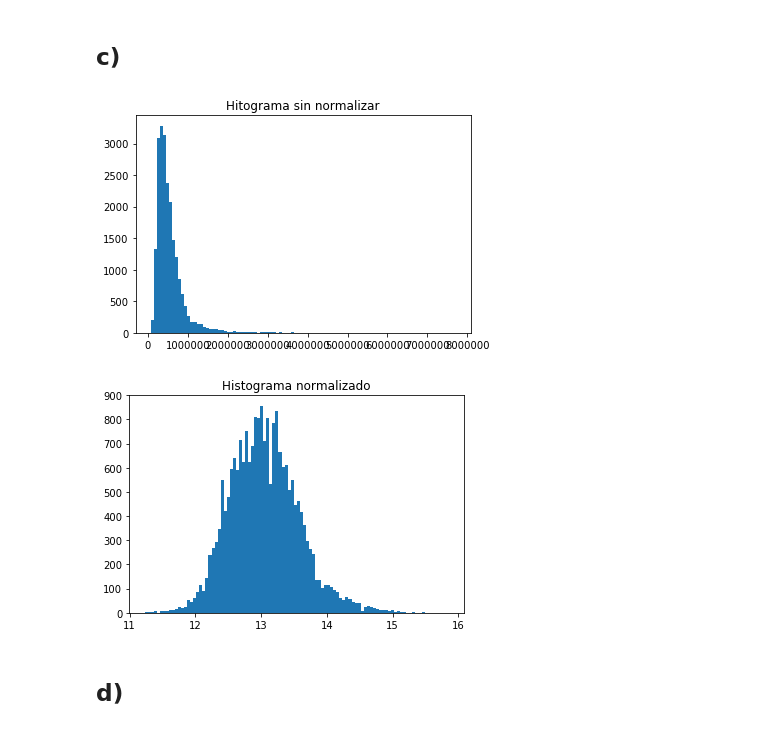
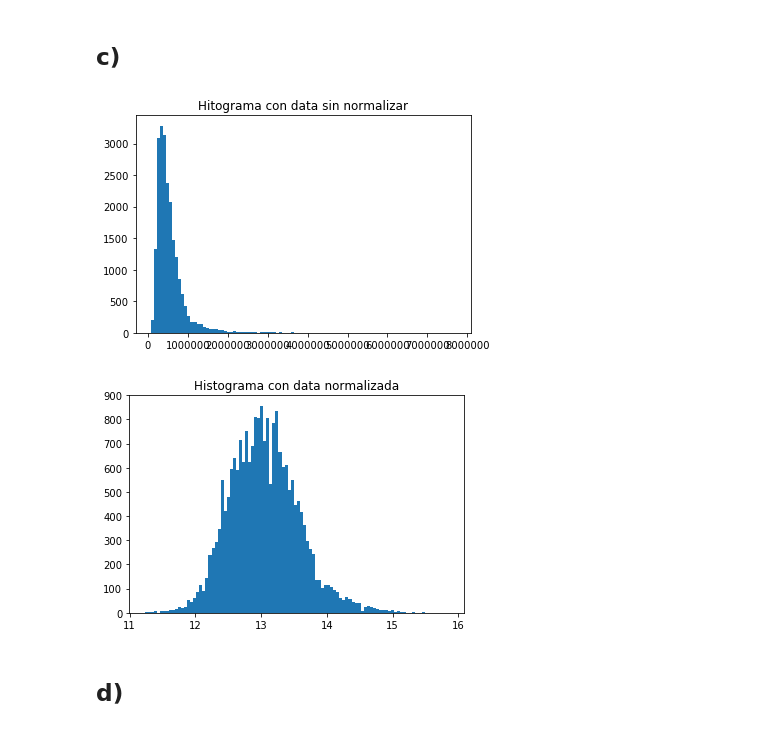
Before and after one commit to VitoVoti/ML_T1_LinReg, a Jupyter notebook: Tarea1 .ipynb, the cells around one changed output. Drawn from its saved outputs; the diff is of its cells as text; code cells hidden in the pictures.

```diff
--- a/Tarea1 .ipynb
+++ b/Tarea1 .ipynb
@@ -72,17 +72,17 @@ df_scaled_train.insert(df_scaled_train.shape[1], 'intercept', np.ones(df_scaled_
 # %%
 from matplotlib.pylab import hist, show
 
-plt.title("Hitograma sin normalizar")
+plt.title("Hitograma con data sin normalizar")
 plt.hist(df['price'],bins=100)
 plt.show()
 # %% [output]
-[figure, old version]
+[figure, new version]
 # %%
-plt.title("Histograma normalizado")
+plt.title("Histograma con data normalizada")
 plt.hist(y, bins=100)
 plt.show()
 # %% [output]
-[figure, old version]
+[figure, new version]
 # %%
 #df_scaled_train.describe()
 # %% [markdown]
```
Also changed, not shown: parts of 5 cells of this notebook.
